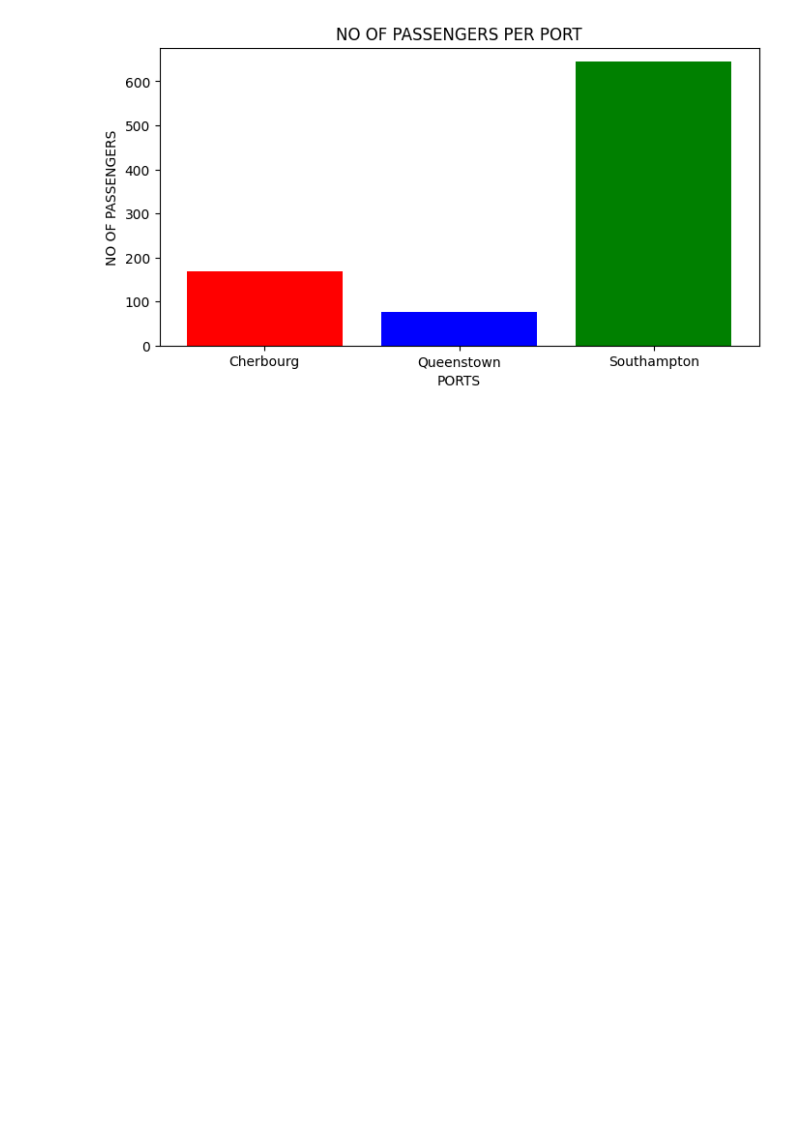
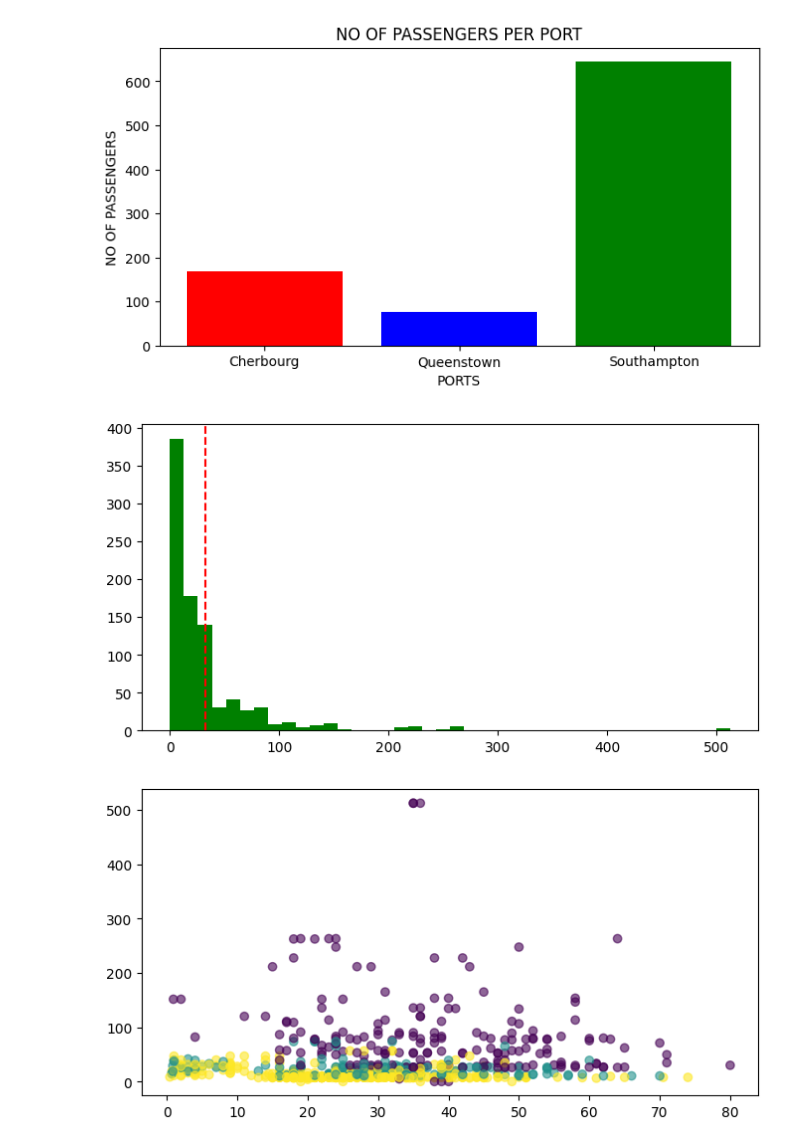
Before and after one commit to Selva-s7/AI-ML, a Jupyter notebook: matplotlib/types.ipynb, the cells around one changed output. Drawn from its saved outputs; the diff is of its cells as text; code cells hidden in the pictures; blank space fills up the shorter version.

Commit message:
PRACTICED AND FINISHED SEABORN PLOTS

```diff
--- a/matplotlib/types.ipynb
+++ b/matplotlib/types.ipynb
@@ -35,37 +35,58 @@ plt.show()
 #    bins=40, color='green'
 #    Add a vertical line at mean fare:
 #    plt.axvline(df['Fare'].mean(), color='red', linestyle='--', label='Mean')
+plt.figure(figsize=(8,4))
+plt.hist(df['Fare'],bins=40,color='green')
+plt.axvline(df['Fare'].mean(), color='red', linestyle='--', label='Mean')
+plt.show()
 
 # 4. Scatter — Age vs Fare
 #    Color by Pclass (c=df['Pclass'])
 #    cmap='viridis', alpha=0.6
-
+plt.figure(figsize=(8,4))
+plt.scatter(df['Age'],df['Fare'],c=df['Pclass'],cmap='viridis',alpha=0.6)
+plt.show()
 # 5. Create a 2x2 subplot with:
 #    [0,0] Age histogram
 #    [0,1] Survivors by gender bar plot
 #    [1,0] Age vs Fare scatter
 #    [1,1] Average fare per class line plot
 #    tight_layout, proper titles on all
+figs,axes=plt.subplots(2,2,figsize=(12,8))
+axes[0,0].hist(df['Age'].dropna(),bins=40,color='yellow')
+axes[0,0].set_title('AGE HISTOGRAM')
+sg=df.groupby('Sex')['Survived'].sum()
+axes[0,1].bar(sg.index,sg.values,color=['red','pink'])
+axes[0,1].set_title('SURVIVORS')
+axes[1,0].scatter(df['Age'],df['Fare'],c=df['Pclass'],cmap='viridis')
+axes[1,0].set_title('AGE VS FARE BASED ON CLASS')
+ac=df.groupby('Pclass')['Fare'].mean()*100
+axes[1,1].plot(ac.index,ac.values,marker='o',color='red')
+axes[1,1].set_title('AVG FARE PER CLASS')
+plt.tight_layout()
+plt.show()
 # %% [output]
 <class 'pandas.DataFrame'>
 RangeIndex: 891 entries, 0 to 890
 Data columns (total 12 columns):
  #   Column       Non-Null Count  Dtype
 ---  ------       --------------  -----
  0   PassengerId  891 non-null    int64
  1   Survived     891 non-null    int64
  2   Pclass       891 non-null    int64
  3   Name         891 non-null    str
  4   Sex          891 non-null    str
  5   Age          714 non-null    float64
  6   SibSp        891 non-null    int64
  7   Parch        891 non-null    int64
  8   Ticket       891 non-null    str
  9   Fare         891 non-null    float64
  10  Cabin        204 non-null    str
  11  Embarked     889 non-null    str
 dtypes: float64(2), int64(5), str(5)
 memory usage: 83.7 KB
 None
 [figure]
 [figure]
+[figure, added]
+[figure, added]
```
Also changed, not shown: parts of 1 cell of this notebook, 3 other files.
